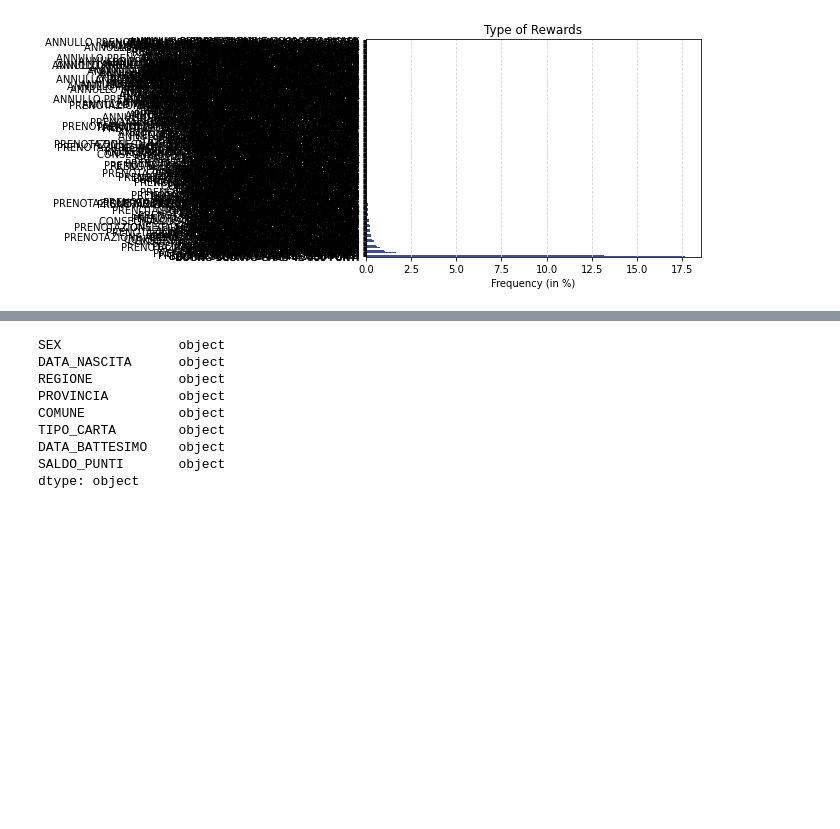
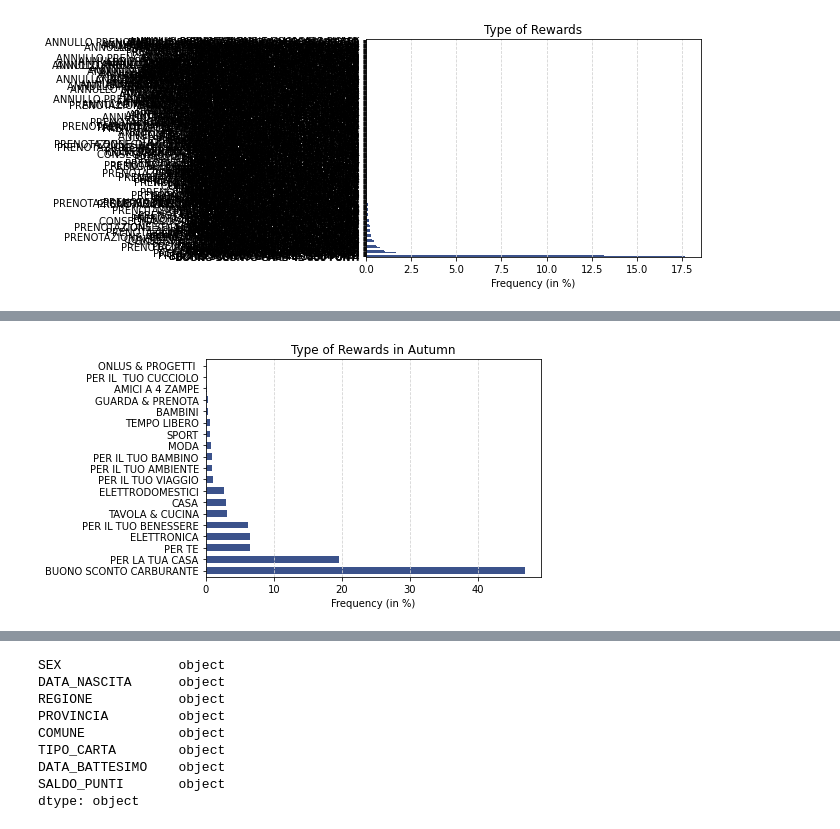
Before and after one commit to Rigtee/GBAC_Q8_2021, a Jupyter notebook: File_where_QDC_Works.ipynb, the cells around one changed output, grey strips where cells are left out. Cells and saved outputs as stored; diff of their text form; code cells hidden in the pictures; blank space fills up the shorter version.

```diff
--- a/File_where_QDC_Works.ipynb
+++ b/File_where_QDC_Works.ipynb
@@ -350,0 +363,4 @@ plt.show()
+# %%
+df["DATA_OPERAZIONE"] = df["DATA_OPERAZIONE"].astype("datetime64")
+df["DATA_OPERAZIONE"] =df["DATA_OPERAZIONE"].dt.date
+df["DATA_OPERAZIONE"] = df["DATA_OPERAZIONE"].astype("datetime64")
@@ -350,0 +383,4 @@ plt.show()
+# %%
+#See if categories of prizes change over time
+AUTUMN = (df["DATA_OPERAZIONE"] > '2020-08-31') & (df["DATA_OPERAZIONE"] < '2020-12-21')
+AUTUMN_FAV = df.loc[AUTUMN]
@@ -350,0 +444,14 @@ plt.show()
+# %%
+#favorite prizes- some trends
+tmp = AUTUMN_FAV['RAGGRUPPAMENTO_MERCEOLOGICO'].value_counts() / len(AUTUMN_FAV) * 100
+cmap = cm.get_cmap('viridis')
+ax = tmp.plot(kind='barh',
+              title="Type of Rewards in Autumn",
+              color=cmap(.25),
+              width=.6,
+              )
+ax.grid(True, axis='x', color='lightgrey', linestyle='--')
+ax.set(xlabel='Frequency (in %)')
+plt.show()
+# %% [output]
+[figure, added]
```
Also changed, not shown: parts of 20 cells of this notebook.
